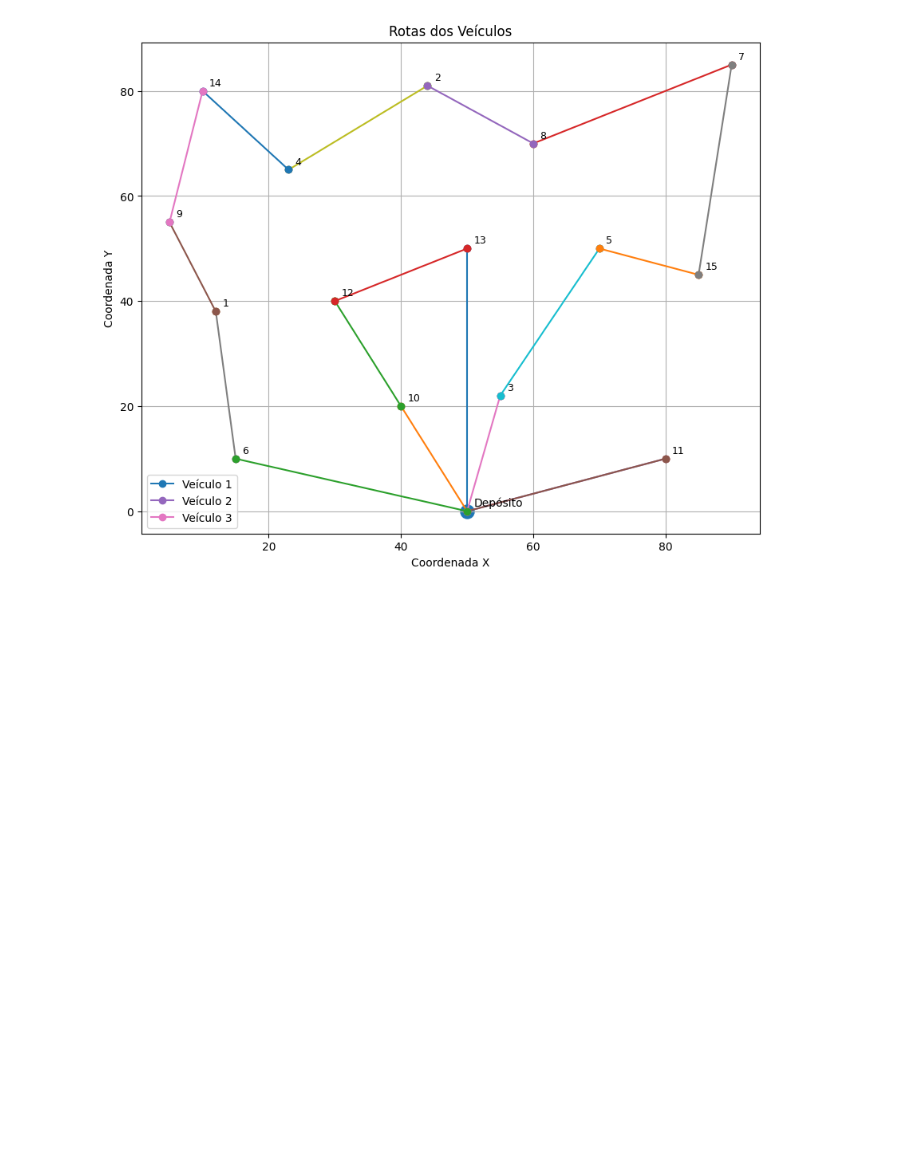
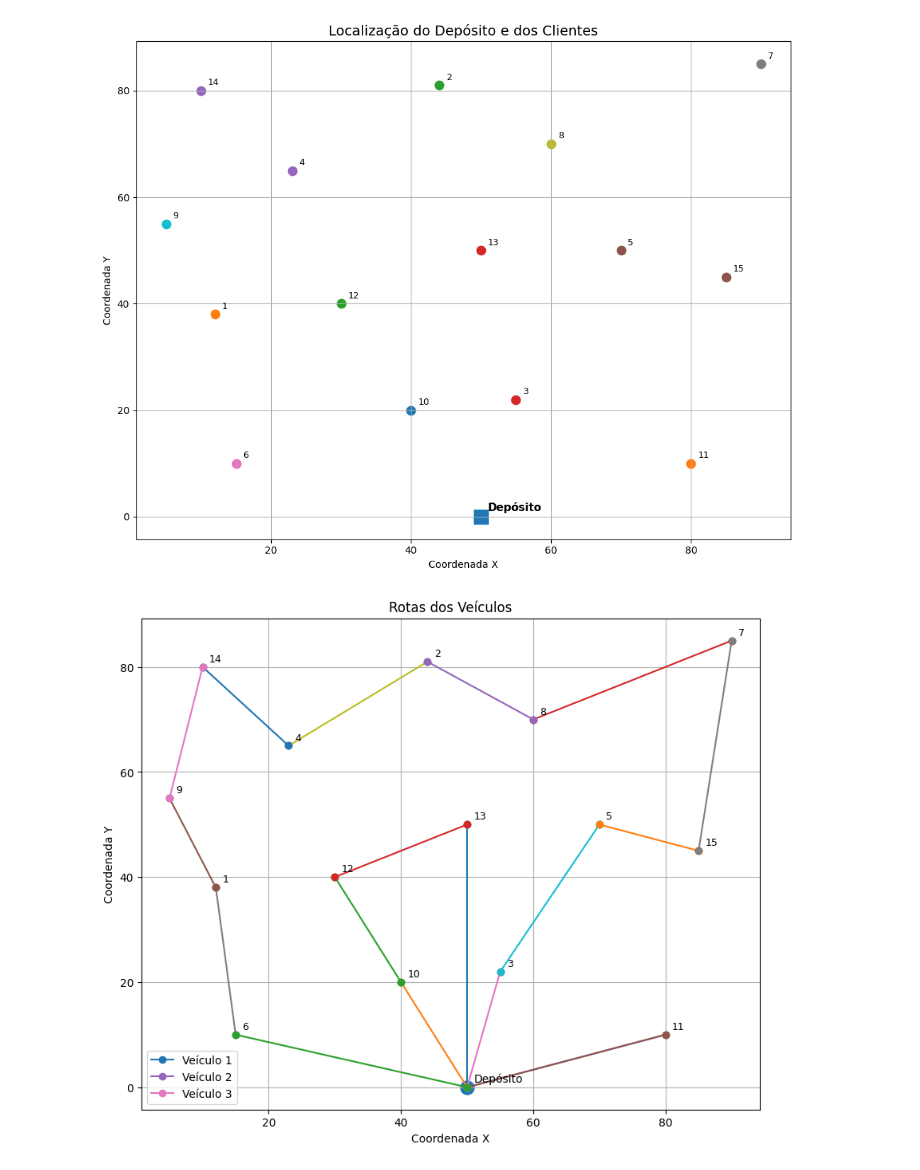
Before and after one commit to mariaclaraps/Pesquisa-Operacional, a Jupyter notebook: plotagem.ipynb, the cells around one changed output. Drawn from its saved outputs; the diff is of its cells as text; code cells hidden in the pictures; blank space fills up the shorter version.

```diff
--- a/plotagem.ipynb
+++ b/plotagem.ipynb
@@ -1,6 +1,51 @@
 # %%
 import pandas as pd
 import matplotlib.pyplot as plt
+# %%
+# Coordenadas dos vértices
+coords = {
+    0: (50, 0),
+    1: (12, 38),
+    2: (44, 81),
+    3: (55, 22),
+    4: (23, 65),
+    5: (70, 50),
+    6: (15, 10),
+    7: (90, 85),
+    8: (60, 70),
+    9: (5, 55),
+    10: (40, 20),
+    11: (80, 10),
+    12: (30, 40),
+    13: (50, 50),
+    14: (10, 80),
+    15: (85, 45),
+}
+
+plt.figure(figsize=(10, 8))
+
+# Cores pastéis
+cor_clientes = "#F2B5D4"
+cor_deposito = "#A7C7E7"
+
+# Plotar clientes
+for v, (x, y) in coords.items():
+    if v == 0:
+        plt.scatter(x, y, s=200, marker="s")
+        plt.text(x + 1, y + 1, "Depósito", fontsize=11, fontweight="bold")
+    else:
+        plt.scatter(x, y, s=80)
+        plt.text(x + 1, y + 1, str(v), fontsize=9)
+
+# Ajustes do gráfico
+plt.title("Localização do Depósito e dos Clientes", fontsize=14)
+plt.xlabel("Coordenada X")
+plt.ylabel("Coordenada Y")
+plt.grid(True)
+plt.tight_layout()
+plt.show()
+# %% [output]
+[figure, added]
 # %%
 rotas = pd.read_csv("rotas.csv")
 
```
Also changed, not shown: parts of 1 cell of this notebook.
